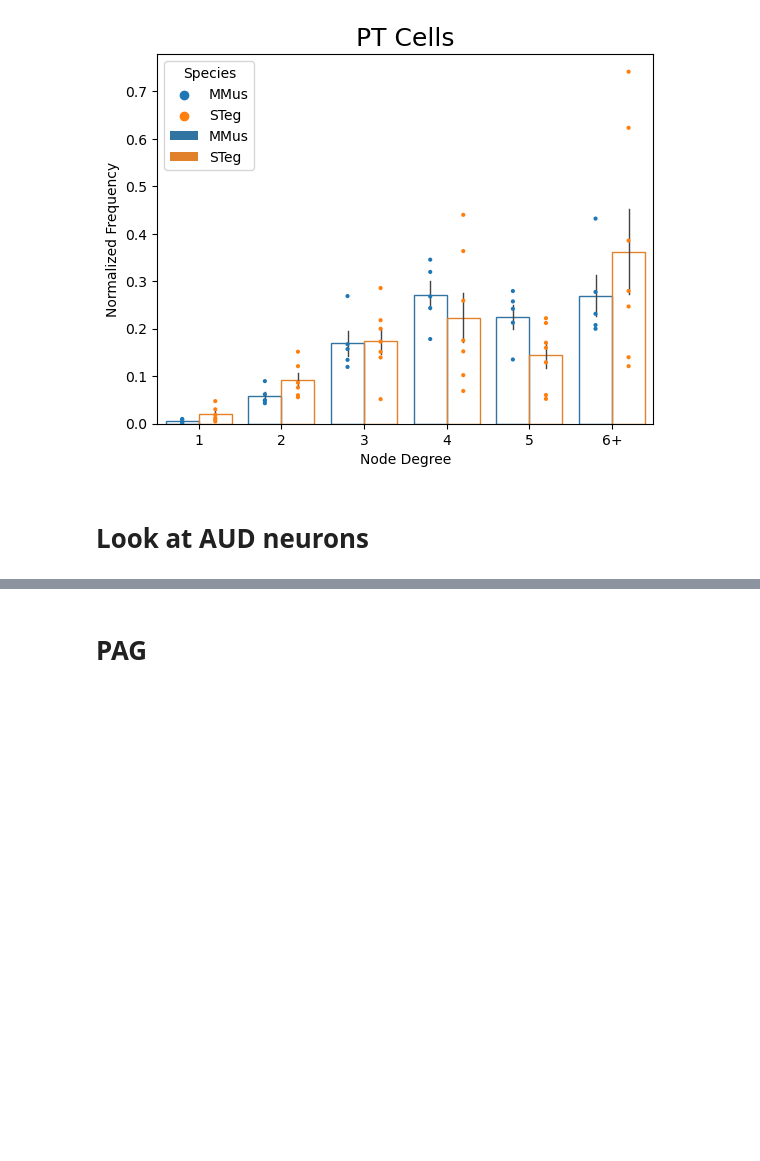
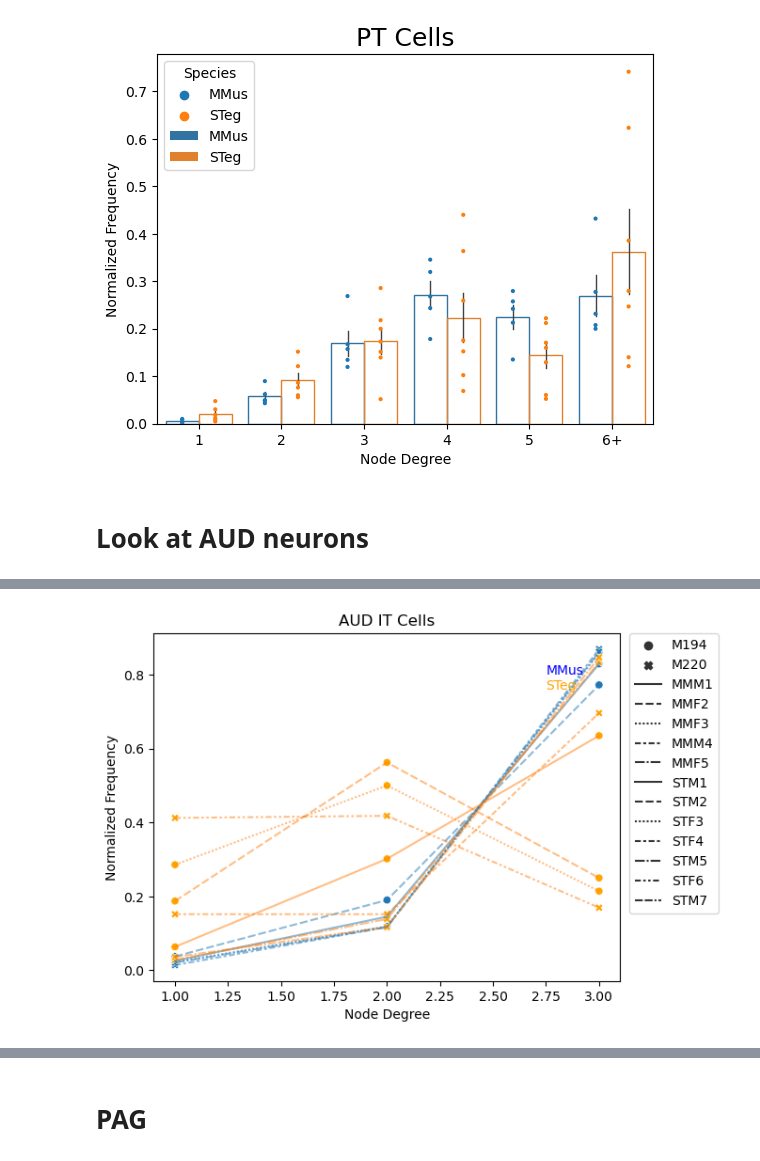
Before and after one commit to eisko/MAPseq_analysis, a Jupyter notebook: M194_M220_OMC_SC2.ipynb, the cells around one changed output, grey strips where cells are left out. Drawn from its saved outputs; the diff is of its cells as text; code cells hidden in the pictures; blank space fills up the shorter version.

Commit message:
update individ nodes

```diff
--- a/M194_M220_OMC_SC2.ipynb
+++ b/M194_M220_OMC_SC2.ipynb
@@ -156,6 +164,23 @@ def dot_bar_plot(df, title):
     plt.title(title, size=18)
 
     return(fig)
+# %%
+def individ_node_plot(df):
+    """_summary_
+
+    Args:
+        df (pandas dataframe): df = pd.concat([mm_it_nodes, st_it_nodes])
+    """
+    fig = plt.subplot()
+    sns.scatterplot(df[df['Species']=="MMus"], x="Node Degree", y="Normalized Frequency", style="Dataset")
+    sns.lineplot(df[df['Species']=="MMus"], x="Node Degree", y="Normalized Frequency", style="mouse", alpha=0.5)
+    sns.scatterplot(df[df['Species']=="STeg"], x="Node Degree", y="Normalized Frequency", style="Dataset", color="orange", legend=False)
+    sns.lineplot(df[df['Species']=="STeg"], x="Node Degree", y="Normalized Frequency", style="mouse", alpha=0.5)
+    plt.legend(bbox_to_anchor=(1.02, 1), loc='upper left', borderaxespad=0)
+    plt.text(2.75, 0.8, "MMus", color="blue")
+    plt.text(2.75, 0.76, "STeg", color="Orange")
+
+    return(fig)
 # %%
 def node_to_nand(node_df, cutoff=5):
     """
@@ -310,0 +337,8 @@ OMCi TO AUD NEURONS
+# %%
+plot = pd.concat([aud_mm_it_nodes, aud_st_it_nodes])
+individ_node_plot(plot)
+plt.title("AUD IT Cells")
+
+plt.savefig(out_path+"aud_node_idivid.jpeg", dpi=300, bbox_inches="tight")
+# %% [output]
+[figure, added]
```
Also changed, not shown: parts of 9 cells of this notebook.
